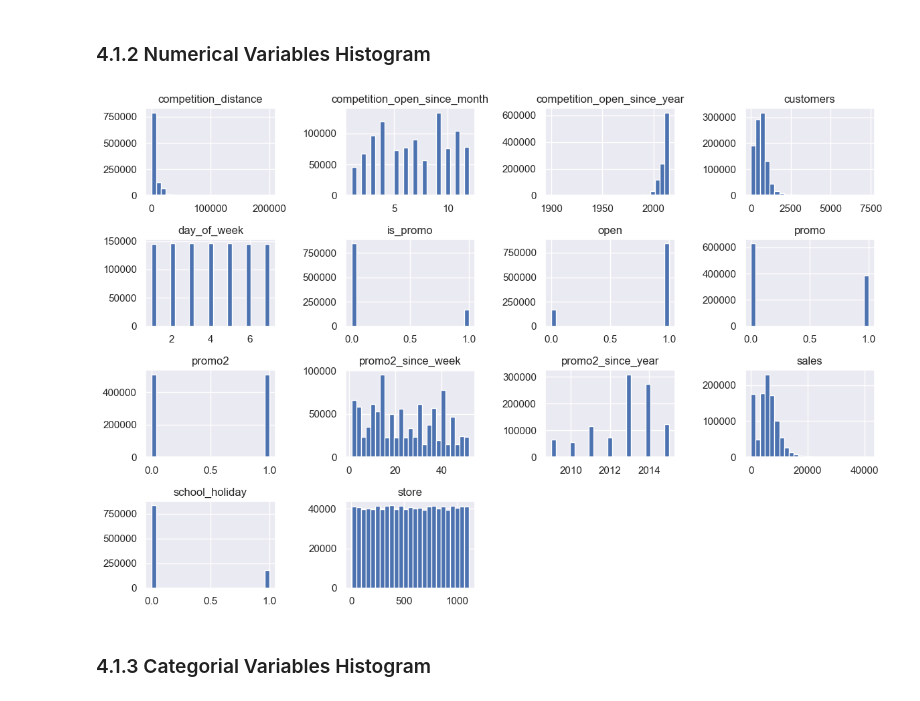
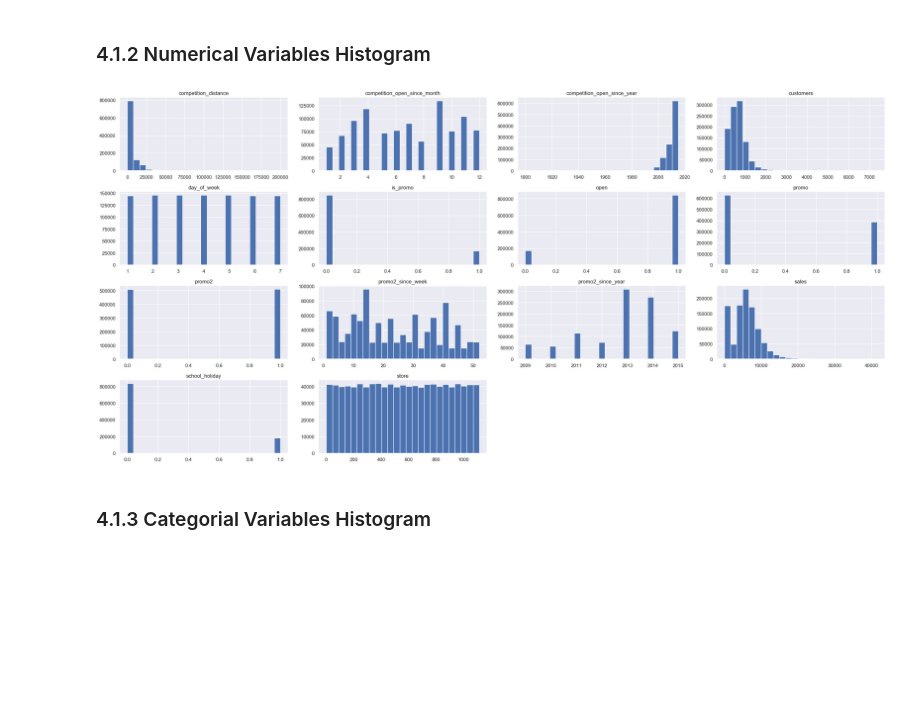
Before and after one commit to iury-repo/rossman-sales, a Jupyter notebook: notebooks/v01_store_sales_prediction.ipynb, the cells around one changed output. Cells and saved outputs as stored; diff of their text form; code cells hidden in the pictures; blank space fills up the shorter version.

```diff
--- a/notebooks/v01_store_sales_prediction.ipynb
+++ b/notebooks/v01_store_sales_prediction.ipynb
@@ -456,11 +468,11 @@ plt.show()
 # %% [markdown]
 ### 4.1.2 Numerical Variables Histogram
 # %%
-num_attributes.hist(bins=25, figsize=(12,8));
+num_attributes.hist(bins=25);
 plt.tight_layout() # Evita sobreposição das legendas
 plt.show()
 # %% [output]
-[figure, old version]
+[figure, new version]
 # %% [markdown]
 ### 4.1.3 Categorial Variables Histogram
 # %%
```
Also changed, not shown: parts of 44 cells of this notebook.
